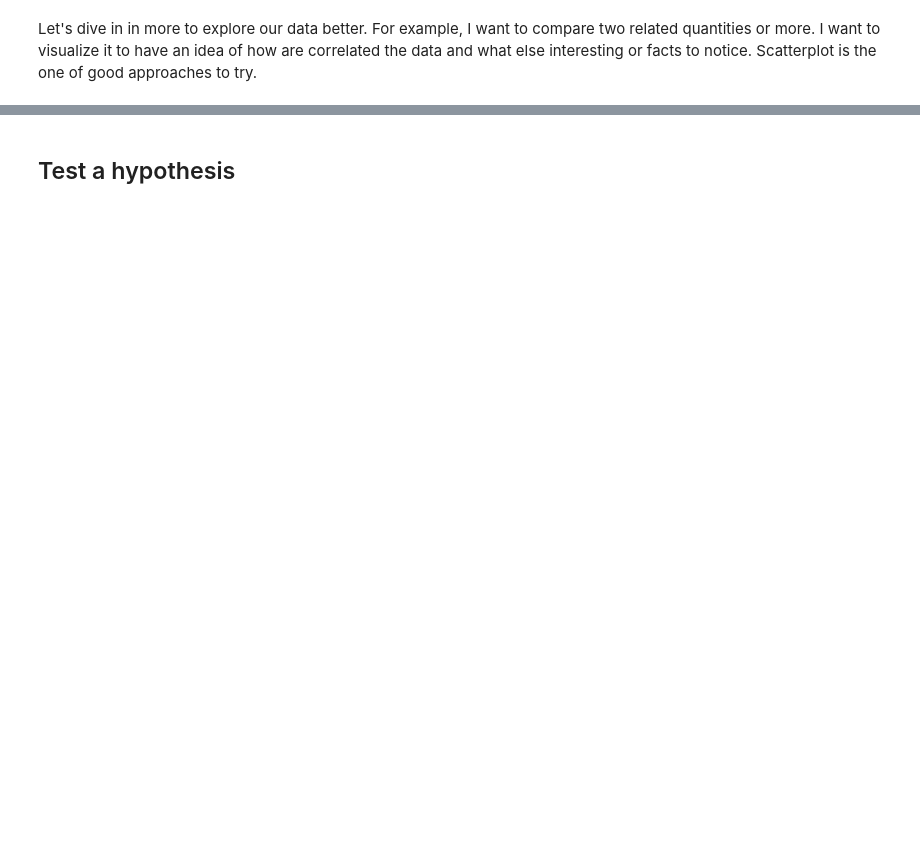
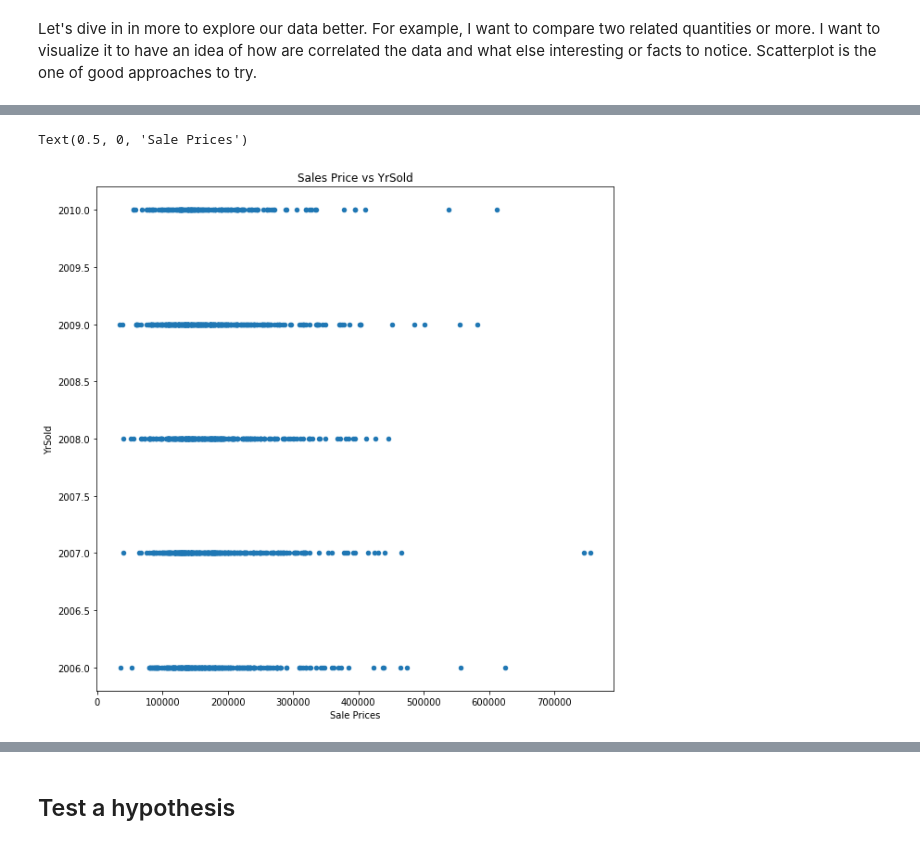
Before and after one commit to NewtoIBM/data_student, a Jupyter notebook: Egor_CapsProj_DatastoryPart.ipynb, the cells around one changed output, grey strips where cells are left out. Saved outputs shown, nothing was run; the diff lists cells and outputs as text; code cells hidden in the pictures; blank space fills up the shorter version.

```diff
--- a/Egor_CapsProj_DatastoryPart.ipynb
+++ b/Egor_CapsProj_DatastoryPart.ipynb
@@ -165,0 +152,9 @@ plt.show()
+# %%
+traindf.plot.scatter(x='SalePrice',
+
+                     y='YrSold'
+
+                    ) ;plt.title('Sales Price vs YrSold');plt.xlabel('Sale Prices')
+# %% [output]
+Text(0.5, 0, 'Sale Prices')
+[figure, added]
```
Also changed, not shown: parts of 31 cells of this notebook.
